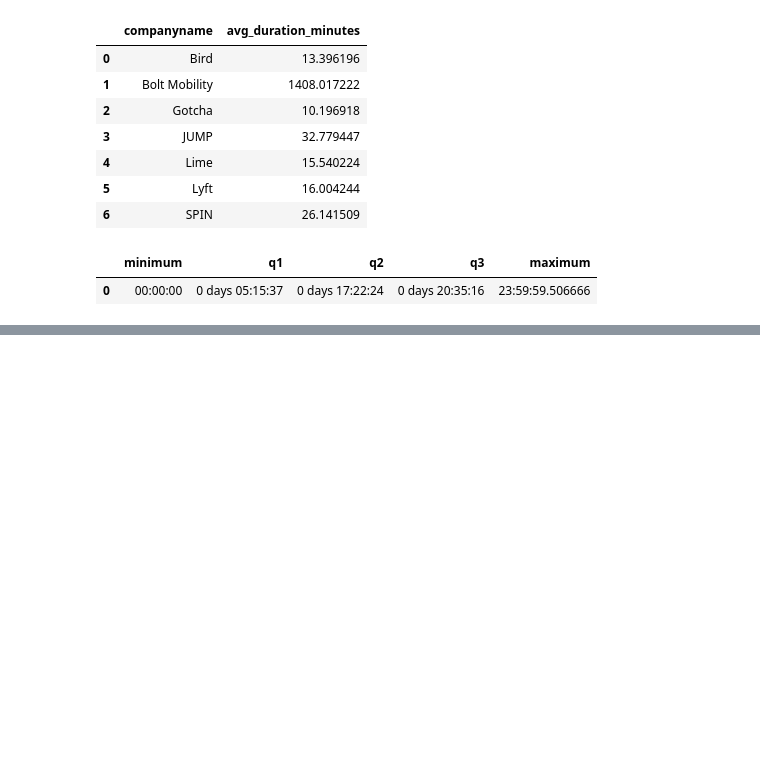
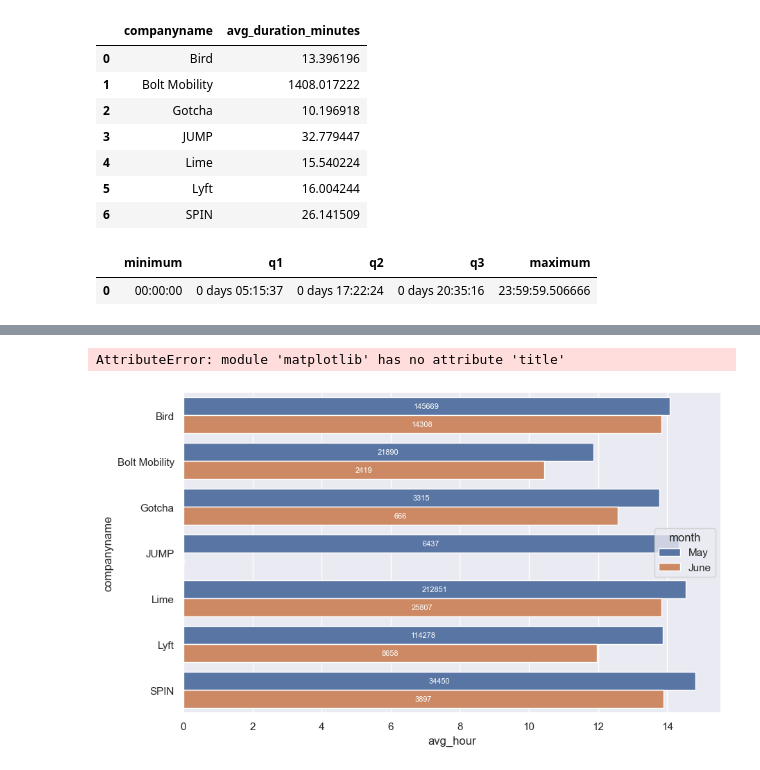
Before and after one commit to NSS-Data-Analytics-Cohort-8/scooter-partner1-witch_trial_logic, a Jupyter notebook: notebooks/scooters_cjp.ipynb, the cells around one changed output, grey strips where cells are left out. Saved outputs shown, nothing was run; the diff lists cells and outputs as text; code cells hidden in the pictures; blank space fills up the shorter version.

```diff
--- a/notebooks/scooters_cjp.ipynb
+++ b/notebooks/scooters_cjp.ipynb
@@ -515,0 +595,46 @@ AttributeError: 'str' object has no attribute 'describe'
+# %%
+# create sample data
+may = pd.DataFrame({
+    'companyname': ['Bird', 'Bolt Mobility', 'Gotcha', 'JUMP', 'Lime', 'Lyft', 'SPIN'],
+    'avg_hour': [14.075809, 11.862357, 13.766516, 14.342551, 14.539880, 13.869695, 14.818171],
+    'count': [145669, 21890, 3315, 6437, 212851, 114278, 34450]
+})
+june = pd.DataFrame({
+    'companyname': ['Bird', 'Bolt Mobility', 'Gotcha', 'JUMP', 'Lime', 'Lyft', 'SPIN'],
+    'avg_hour': [13.831912, 10.446465, 12.569069, 0, 13.830627, 11.966043, 13.888376],
+    'count': [14308, 2419, 666, 0, 25807, 8658, 3897]
+})
+
+# combine both dataframes
+df = pd.concat([may.assign(month='May'), june.assign(month='June')])
+
+# set figure size
+sns.set(rc={'figure.figsize':(10,6)})
+
+# create a side-by-side comparison plot using Seaborn
+ax = sns.barplot(x='avg_hour', y='companyname', hue='month', data=df, estimator=sum)
+
+# add labels to the bars
+for i, p in enumerate(ax.patches):
+    height = p.get_height()
+    width = p.get_width()
+    x, y = p.get_xy()
+    ax.text(x+width/2, y+height/2,
+            df['count'].iloc[i],
+            ha="center",
+            va="center",
+            fontsize=8,
+            color='white')
+
+# set the title and axes labels
+plt.title('Average Hour of ')
+plt.xlabel('Avg Hour')
+plt.ylabel('Company')
+
+
+ax.legend(title='Month', loc='upper right', labels=['May', 'June'])
+ax.set_ylim([0, 24])  # set y-axis limit to 0-24
+plt.show()
+# %% [output]
+AttributeError: module 'matplotlib' has no attribute 'title'
+[figure, added]
```
Also changed, not shown: parts of 7 cells of this notebook.
